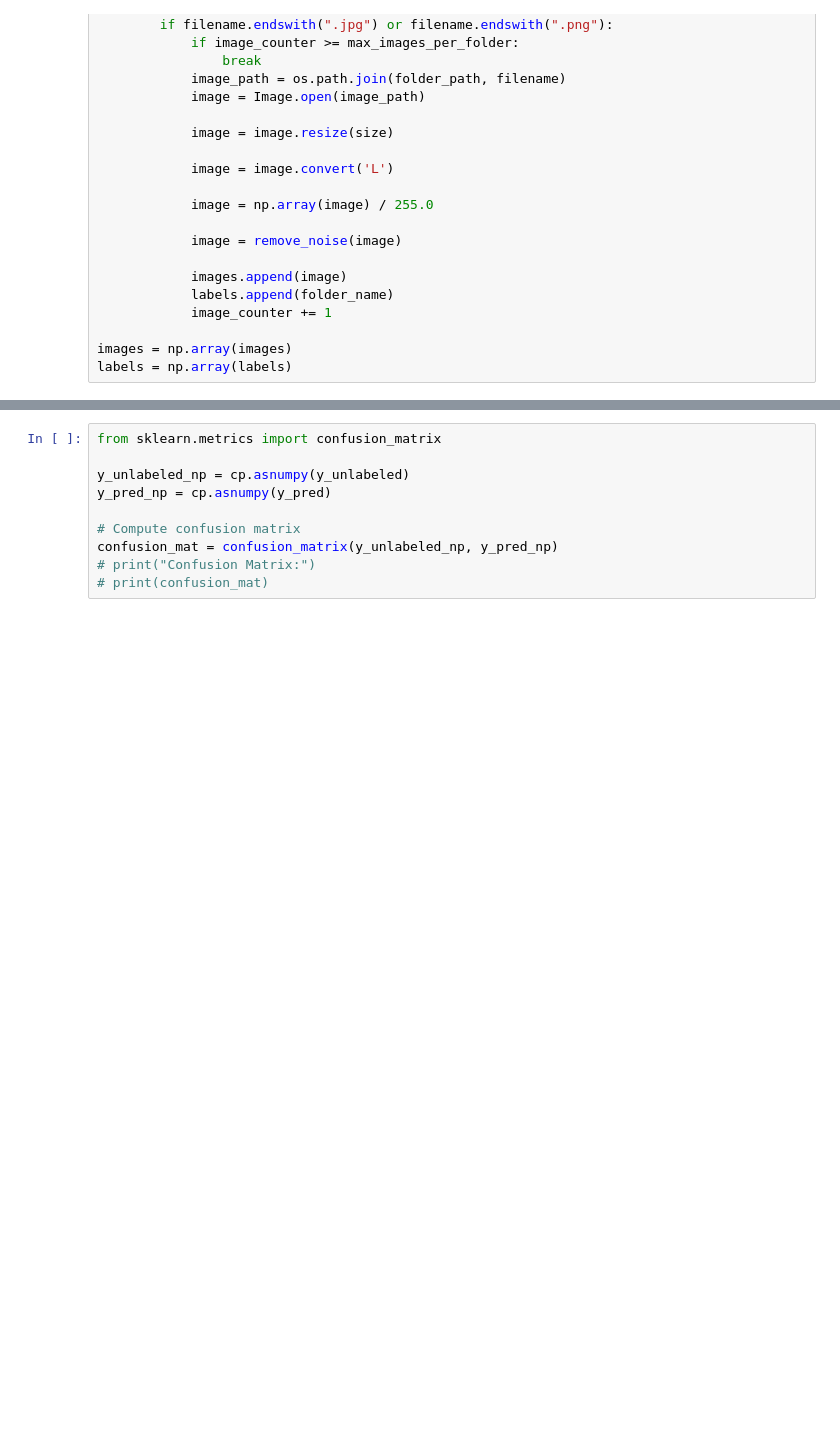
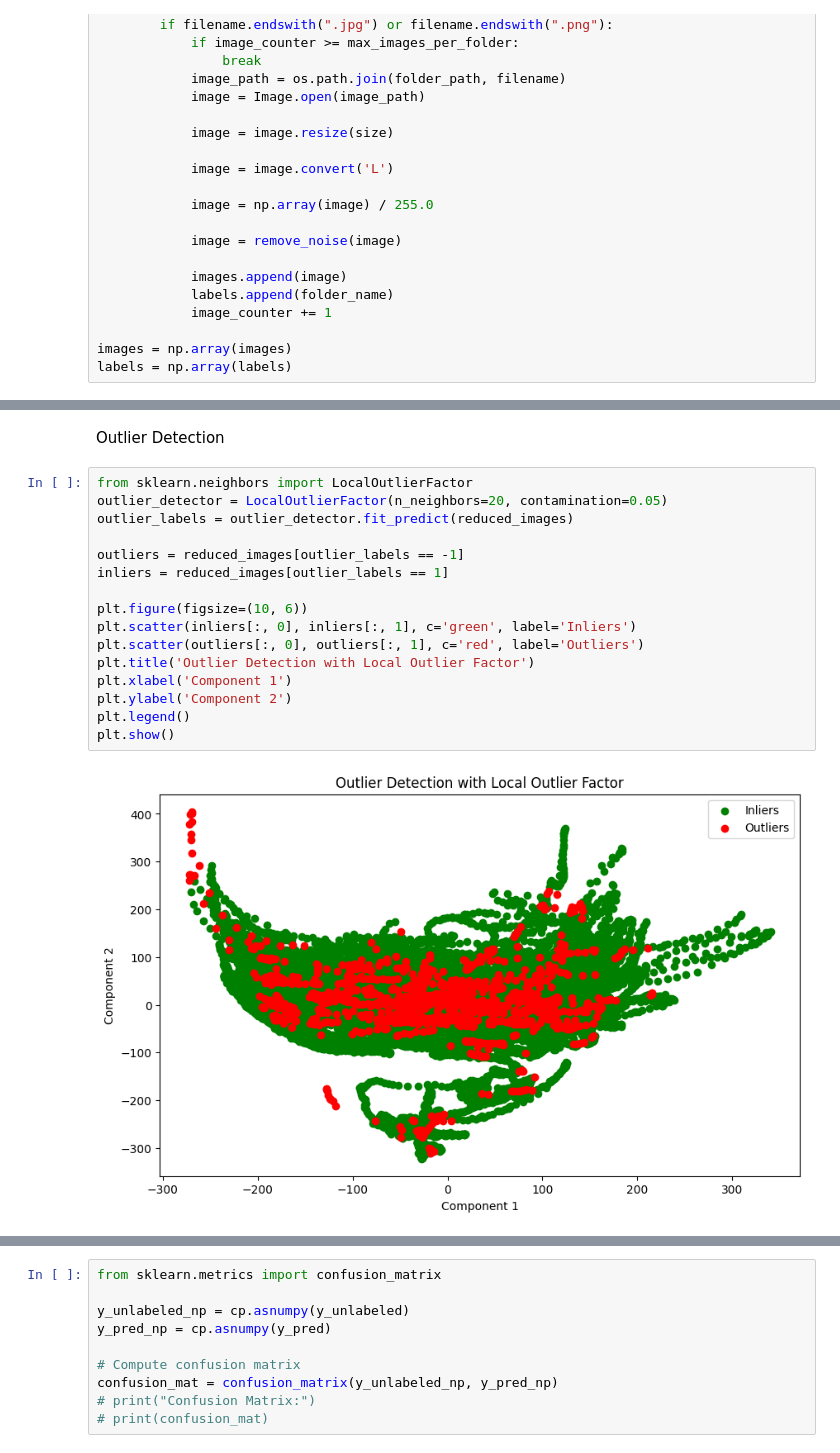
Before and after one commit to knvramana/COMP-6721-SUMMER-PROJECT, a Jupyter notebook: Semi_Supervised_Learning.ipynb, the cells around one changed output, grey strips where cells are left out. Saved outputs shown, nothing was run; the diff lists cells and outputs as text; blank space fills up the shorter version.

```diff
--- a/Semi_Supervised_Learning.ipynb
+++ b/Semi_Supervised_Learning.ipynb
@@ -78,0 +122,20 @@ reconstructed_images.shape
+# %% [markdown]
+Outlier Detection
+# %%
+from sklearn.neighbors import LocalOutlierFactor
+outlier_detector = LocalOutlierFactor(n_neighbors=20, contamination=0.05)
+outlier_labels = outlier_detector.fit_predict(reduced_images)
+
+outliers = reduced_images[outlier_labels == -1]
+inliers = reduced_images[outlier_labels == 1]
+
+plt.figure(figsize=(10, 6))
+plt.scatter(inliers[:, 0], inliers[:, 1], c='green', label='Inliers')
+plt.scatter(outliers[:, 0], outliers[:, 1], c='red', label='Outliers')
+plt.title('Outlier Detection with Local Outlier Factor')
+plt.xlabel('Component 1')
+plt.ylabel('Component 2')
+plt.legend()
+plt.show()
+# %% [output]
+[figure, added]
```
Also changed, not shown: parts of 38 cells of this notebook.
